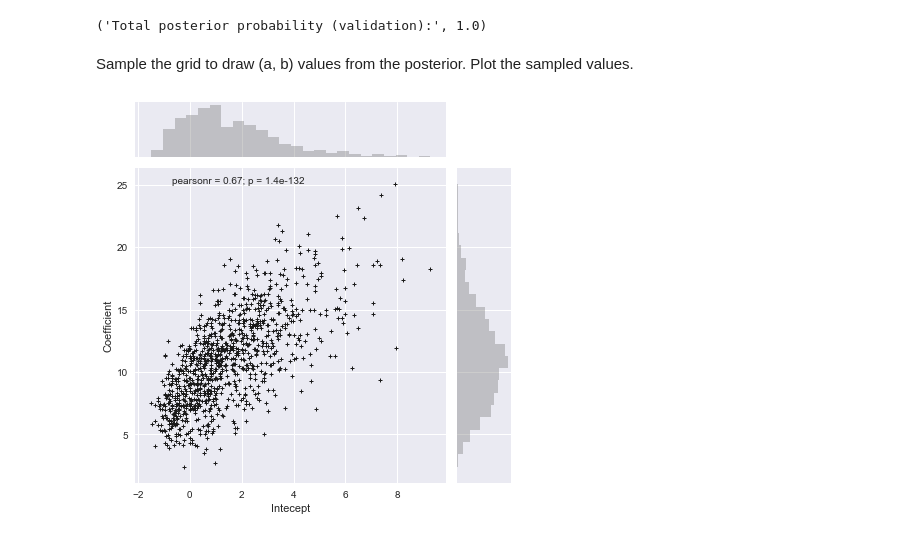
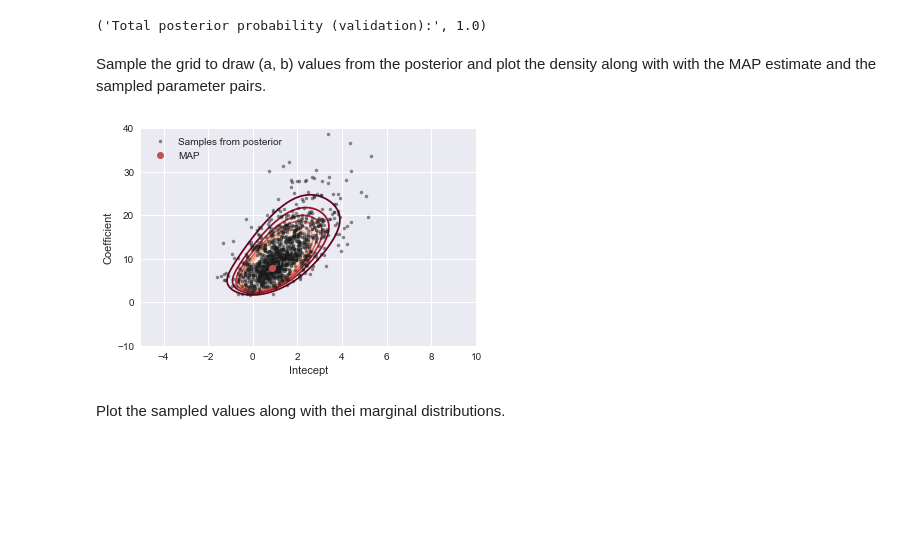
Before and after one commit to mrsonne/bda, a Jupyter notebook: sec_3.7.ipynb, the cells around one changed output. Cells and saved outputs as stored; diff of their text form; code cells hidden in the pictures; blank space fills up the shorter version.

```diff
--- a/sec_3.7.ipynb
+++ b/sec_3.7.ipynb
@@ -117,9 +111,11 @@ print('Total posterior probability (validation):', prob_grid.sum())
 # %% [output]
 ('Total posterior probability (validation):', 1.0)
 # %% [markdown]
-Sample the grid to draw (a, b) values from the posterior. Plot the sampled values.
+Sample the grid to draw (a, b) values from the posterior and plot the density along with with the MAP estimate and the sampled parameter pairs.
 # %%
 ab_vals = sec37.sample_posterior(a_vals, b_vals, prob_grid, nsamples=1000)
-sec37.plot_posterior_samples(ab_vals[:,0], ab_vals[:,1])
+sec37.plot_posterior_density(av, bv, pdf_grid, map_estimate, xysamples=ab_vals)
 # %% [output]
-[figure, old version]
+[figure, new version]
+# %% [markdown]
+Plot the sampled values along with thei marginal distributions.
```
Also changed, not shown: parts of 5 cells of this notebook.
